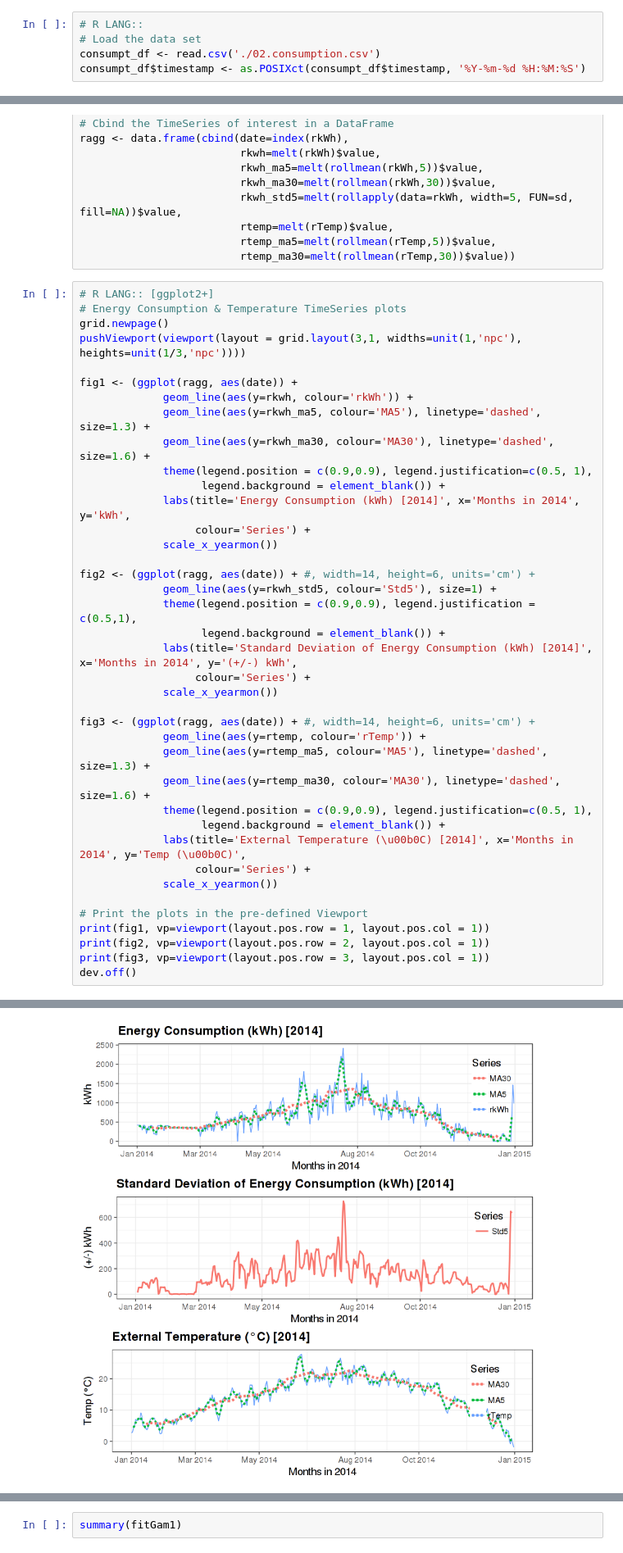
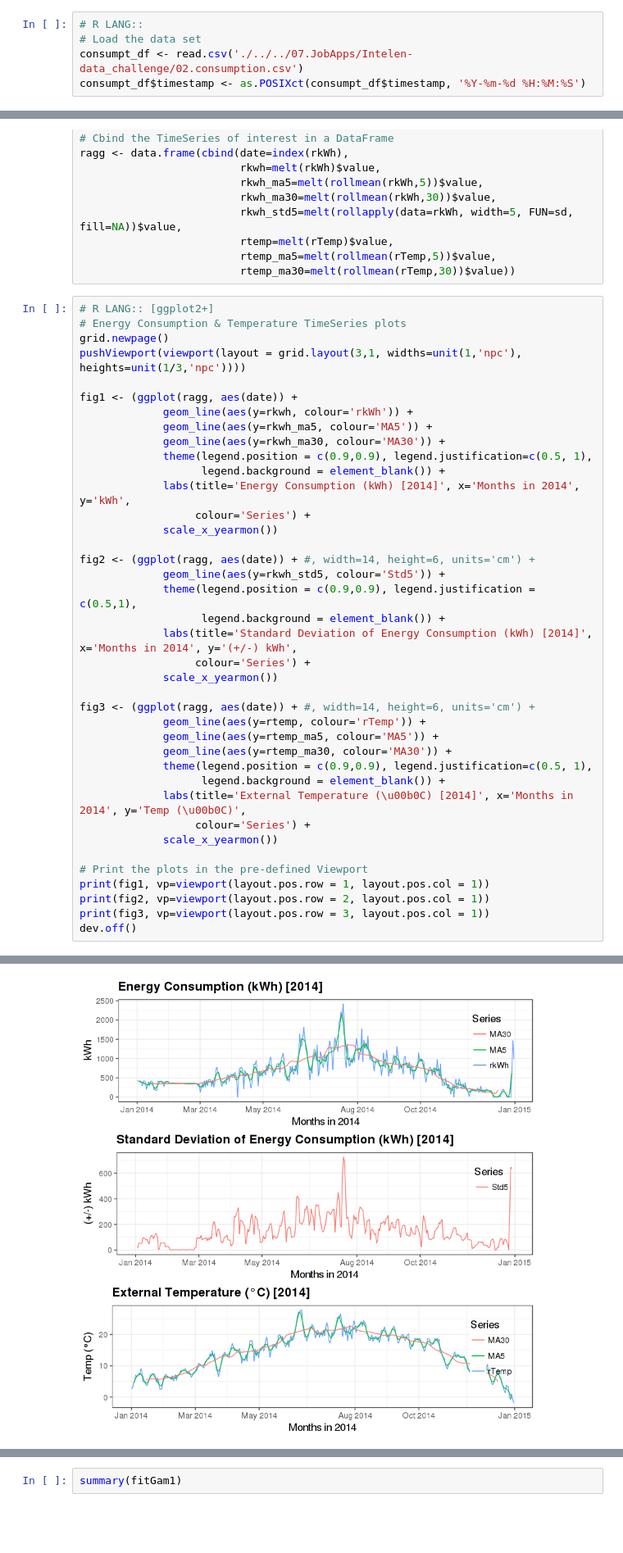
Before and after one commit to tgrammat/ML-Data_Challenges, a Jupyter notebook: Energy-Analytics/Prediction of Energy Consumption [using R (ggplot2)].ipynb, the cells around one changed output, grey strips where cells are left out. Shown at 82% size. Saved outputs shown, nothing was run; the diff lists cells and outputs as text; blank space fills up the shorter version.

Commit message:
Energy Analytics: Forecast of Energy Consumption (some plots improvement)

```diff
--- a/Energy-Analytics/Prediction of Energy Consumption [using R (ggplot2)].ipynb
+++ b/Energy-Analytics/Prediction of Energy Consumption [using R (ggplot2)].ipynb
@@ -63,7 +63,7 @@ First, we load the consumption data set, **`'consumption.csv'`** from file. Note
 # %%
 # R LANG::
 # Load the data set
-consumpt_df <- read.csv('./02.consumption.csv')
+consumpt_df <- read.csv('./../../07.JobApps/Intelen-data_challenge/02.consumption.csv')
 consumpt_df$timestamp <- as.POSIXct(consumpt_df$timestamp, '%Y-%m-%d %H:%M:%S')
 # %%
 # R LANG::
@@ -287,8 +287,8 @@ pushViewport(viewport(layout = grid.layout(3,1, widths=unit(1,'npc'), heights=un
 
 fig1 <- (ggplot(ragg, aes(date)) +
              geom_line(aes(y=rkwh, colour='rkWh')) +
-             geom_line(aes(y=rkwh_ma5, colour='MA5'), linetype='dashed', size=1.3) +
-             geom_line(aes(y=rkwh_ma30, colour='MA30'), linetype='dashed', size=1.6) +
+             geom_line(aes(y=rkwh_ma5, colour='MA5')) +
+             geom_line(aes(y=rkwh_ma30, colour='MA30')) +
              theme(legend.position = c(0.9,0.9), legend.justification=c(0.5, 1),
                    legend.background = element_blank()) +
              labs(title='Energy Consumption (kWh) [2014]', x='Months in 2014', y='kWh',
@@ -296,38 +296,38 @@ fig1 <- (ggplot(ragg, aes(date)) +
              scale_x_yearmon())
 
 fig2 <- (ggplot(ragg, aes(date)) + #, width=14, height=6, units='cm') +
-             geom_line(aes(y=rkwh_std5, colour='Std5'), size=1) +
+             geom_line(aes(y=rkwh_std5, colour='Std5')) +
              theme(legend.position = c(0.9,0.9), legend.justification = c(0.5,1),
                    legend.background = element_blank()) +
              labs(title='Standard Deviation of Energy Consumption (kWh) [2014]', x='Months in 2014', y='(+/-) kWh',
                   colour='Series') +
              scale_x_yearmon())
 
 fig3 <- (ggplot(ragg, aes(date)) + #, width=14, height=6, units='cm') +
              geom_line(aes(y=rtemp, colour='rTemp')) +
-             geom_line(aes(y=rtemp_ma5, colour='MA5'), linetype='dashed', size=1.3) +
-             geom_line(aes(y=rtemp_ma30, colour='MA30'), linetype='dashed', size=1.6) +
+             geom_line(aes(y=rtemp_ma5, colour='MA5')) +
+             geom_line(aes(y=rtemp_ma30, colour='MA30')) +
              theme(legend.position = c(0.9,0.9), legend.justification=c(0.5, 1),
                    legend.background = element_blank()) +
              labs(title='External Temperature (\u00b0C) [2014]', x='Months in 2014', y='Temp (\u00b0C)',
                   colour='Series') +
              scale_x_yearmon())
 
 # Print the plots in the pre-defined Viewport
 print(fig1, vp=viewport(layout.pos.row = 1, layout.pos.col = 1))
 print(fig2, vp=viewport(layout.pos.row = 2, layout.pos.col = 1))
 print(fig3, vp=viewport(layout.pos.row = 3, layout.pos.col = 1))
 dev.off()
 # %% [output]
 Warning message:
 “Removed 4 rows containing missing values (geom_path).”Warning message:
 “Removed 29 rows containing missing values (geom_path).”Warning message:
 “Removed 4 rows containing missing values (geom_path).”Warning message:
 “Removed 4 rows containing missing values (geom_path).”Warning message:
 “Removed 29 rows containing missing values (geom_path).”
 null device
           1
-[figure, old version]
+[figure, new version]
 # %% [markdown]
 ### B. `'kWh'` Timeseries: Univariate analysis and autoregression model adequacy
 
```
